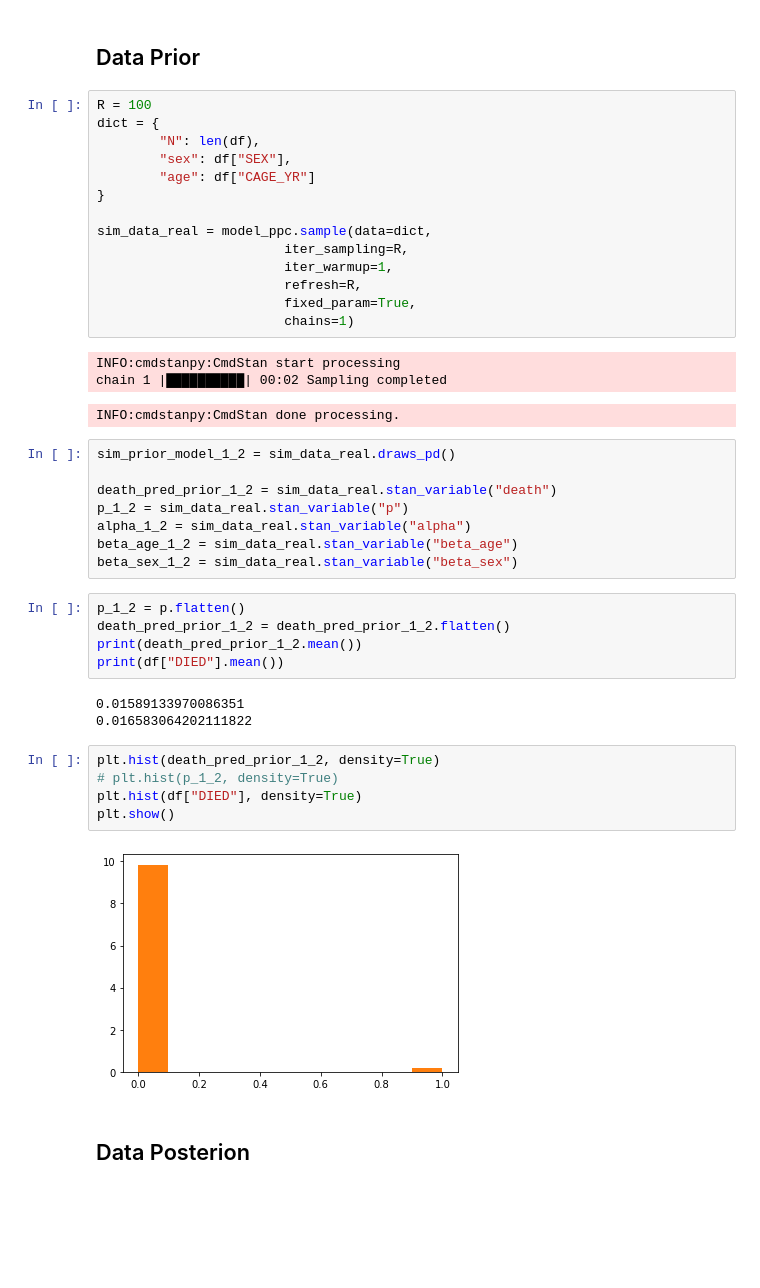
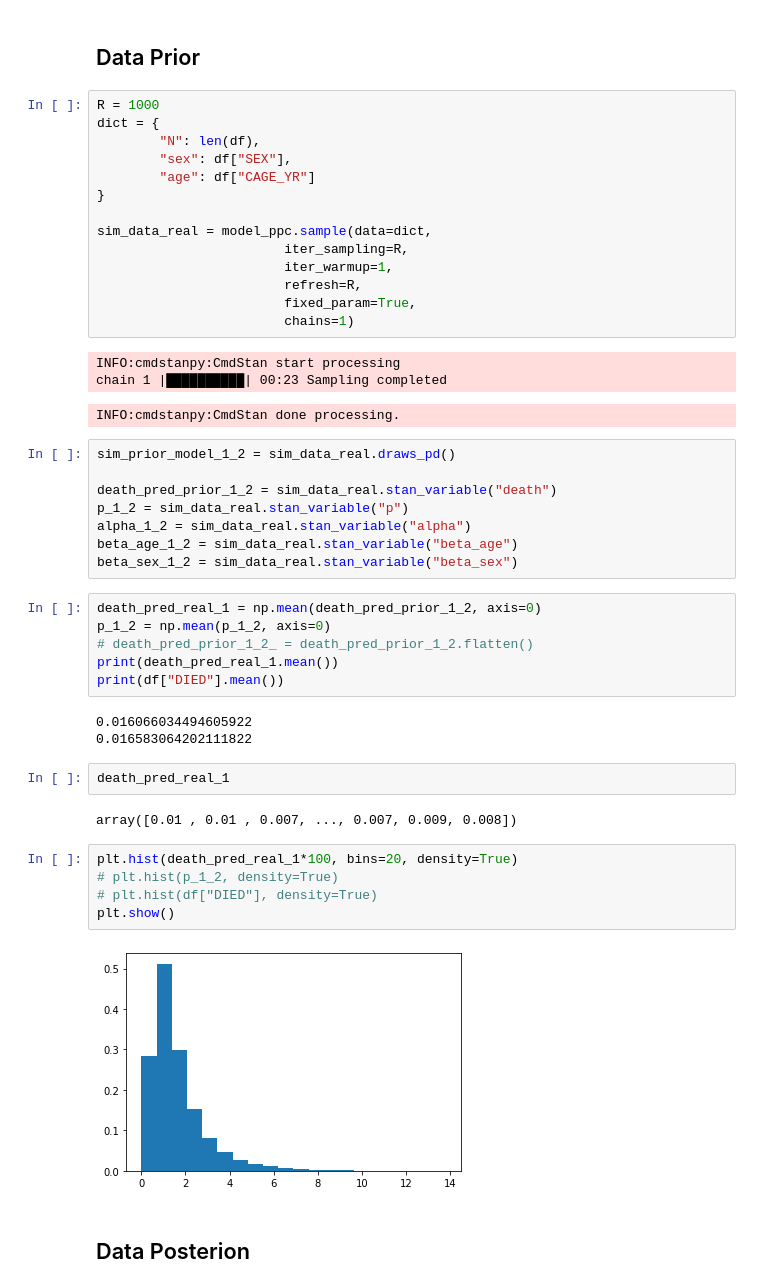
Before and after one commit to SzewczykSzy/DA_Project, a Jupyter notebook: notebook/classification_of_post-vaccination_deaths.ipynb, the cells around one changed output. Saved outputs shown, nothing was run; the diff lists cells and outputs as text; blank space fills up the shorter version.

```diff
--- a/notebook/classification_of_post-vaccination_deaths.ipynb
+++ b/notebook/classification_of_post-vaccination_deaths.ipynb
@@ -334,7 +367,7 @@ plt.show()
 # %% [markdown]
 ## Data Prior
 # %%
-R = 100
+R = 1000
 dict = {
         "N": len(df),
         "sex": df["SEX"],
@@ -349,7 +382,7 @@ sim_data_real = model_ppc.sample(data=dict,
                         chains=1)
 # %% [output]
 INFO:cmdstanpy:CmdStan start processing
-chain 1 |██████████| 00:02 Sampling completed
+chain 1 |██████████| 00:23 Sampling completed
 INFO:cmdstanpy:CmdStan done processing.
 # %%
 sim_prior_model_1_2 = sim_data_real.draws_pd()
@@ -360,20 +393,25 @@ alpha_1_2 = sim_data_real.stan_variable("alpha")
 beta_age_1_2 = sim_data_real.stan_variable("beta_age")
 beta_sex_1_2 = sim_data_real.stan_variable("beta_sex")
 # %%
-p_1_2 = p.flatten()
-death_pred_prior_1_2 = death_pred_prior_1_2.flatten()
-print(death_pred_prior_1_2.mean())
+death_pred_real_1 = np.mean(death_pred_prior_1_2, axis=0)
+p_1_2 = np.mean(p_1_2, axis=0)
+# death_pred_prior_1_2_ = death_pred_prior_1_2.flatten()
+print(death_pred_real_1.mean())
 print(df["DIED"].mean())
 # %% [output]
-0.01589133970086351
+0.016066034494605922
 0.016583064202111822
+# %%
+death_pred_real_1
+# %% [output]
+array([0.01 , 0.01 , 0.007, ..., 0.007, 0.009, 0.008])
 # %%
-plt.hist(death_pred_prior_1_2, density=True)
+plt.hist(death_pred_real_1*100, bins=20, density=True)
 # plt.hist(p_1_2, density=True)
-plt.hist(df["DIED"], density=True)
+# plt.hist(df["DIED"], density=True)
 plt.show()
 # %% [output]
-[figure, old version]
+[figure, new version]
 # %% [markdown]
 ## Data Posterion
 # %%
```
Also changed, not shown: parts of 51 cells of this notebook, 7 other files.
